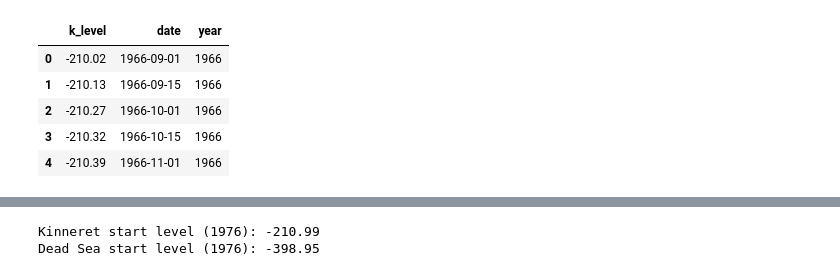
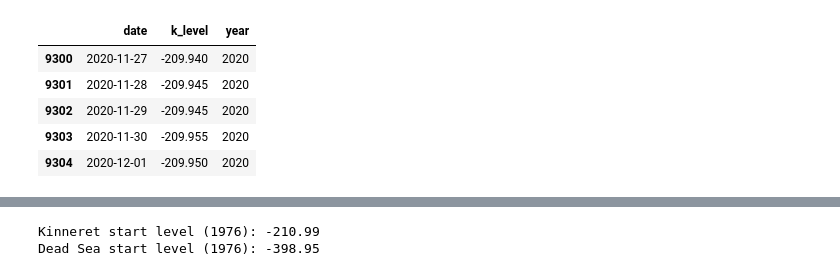
Before and after one commit to est987/DeadGalileeSea, a Jupyter notebook: Dead Sea vs Kinneret.ipynb, the cells around one changed output, grey strips where cells are left out. Drawn from its saved outputs; the diff is of its cells as text; code cells hidden in the pictures.

```diff
--- a/Dead Sea vs Kinneret.ipynb
+++ b/Dead Sea vs Kinneret.ipynb
@@ -36,24 +42,24 @@ ds_df.head()
 # %%
 #LOAD SEA GALILEE DATA
 url = 'https://data.gov.il/api/action/datastore_search?resource_id=2de7b543-e13d-4e7e-b4c8-56071bc4d3c8&limit=15000'
 fileobj = urllib.request.urlopen(url)
 data = json.loads(fileobj.read())
 k_df = pd.DataFrame(data['result']['records'])
 k_df = k_df.rename(columns={'Survey_Date':'date','Kinneret_Level':'k_level'}).drop(columns='_id')
 k_df.head()
 # #sort by date
 k_df['date'] = pd.to_datetime(k_df['date'])
 k_df = k_df.sort_values(by='date').reset_index(drop=True)
 k_df['year'] = k_df['date'].dt.year
 
-k_df.head()
+k_df.tail()
 # %% [output]
-|  | k_level | date | year |
-| 0 | -210.02 | 1966-09-01 | 1966 |
-| 1 | -210.13 | 1966-09-15 | 1966 |
-| 2 | -210.27 | 1966-10-01 | 1966 |
-| 3 | -210.32 | 1966-10-15 | 1966 |
-| 4 | -210.39 | 1966-11-01 | 1966 |
+|  | date | k_level | year |
+| 9300 | 2020-11-27 | -209.940 | 2020 |
+| 9301 | 2020-11-28 | -209.945 | 2020 |
+| 9302 | 2020-11-29 | -209.945 | 2020 |
+| 9303 | 2020-11-30 | -209.955 | 2020 |
+| 9304 | 2020-12-01 | -209.950 | 2020 |
 # %%
 # #datetime
 # k_df['date'] = pd.to_datetime(k_df['date'],format='%d %b %Y')
```
Also changed, not shown: parts of 14 cells of this notebook, 4 other files.
